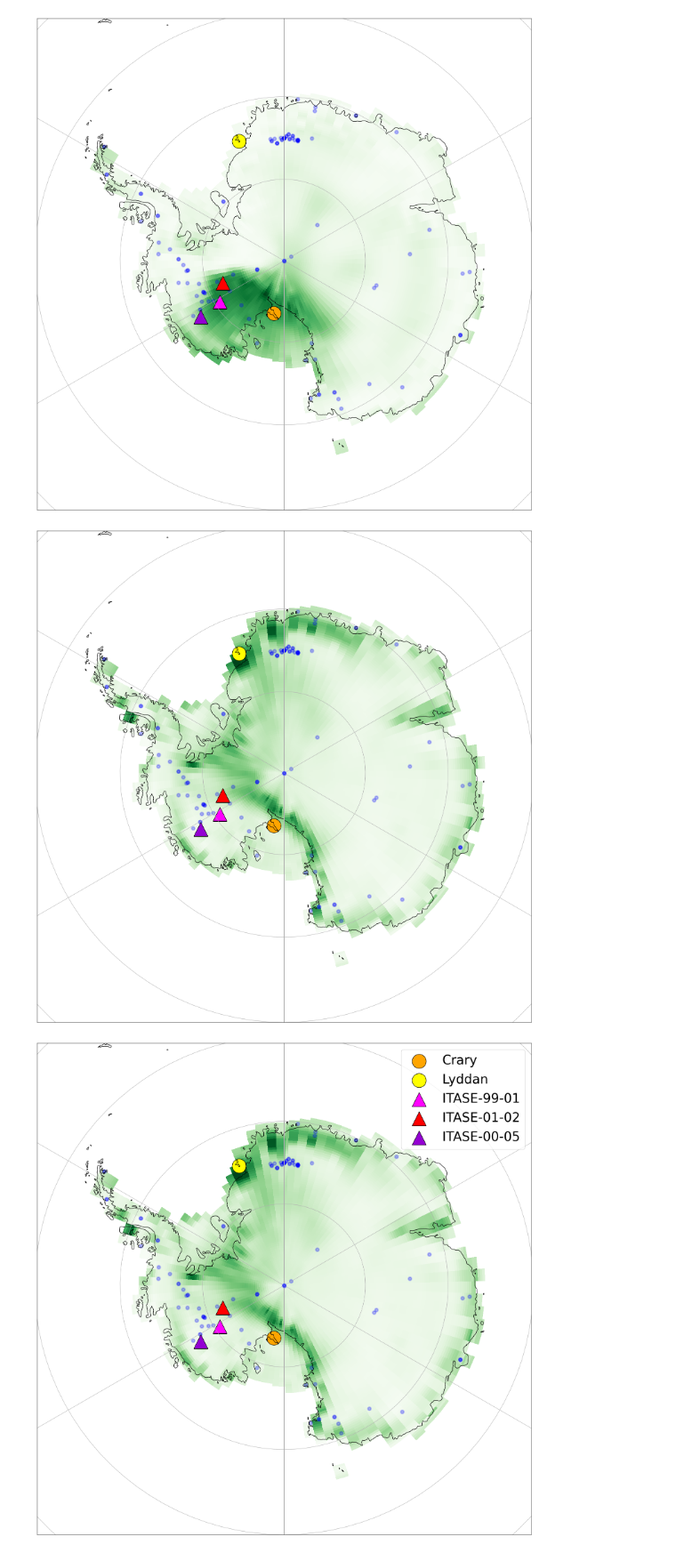
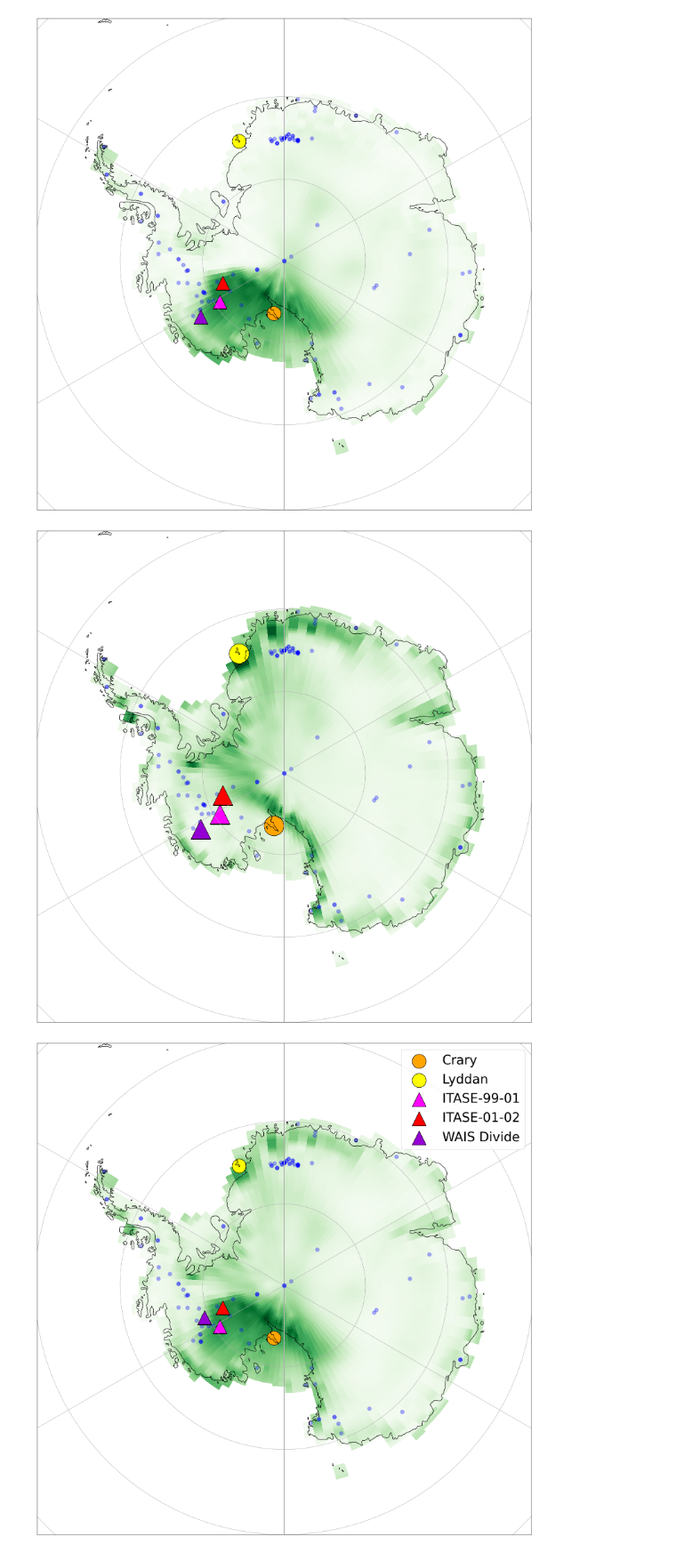
Before and after one commit to advikeswaran/optimal-sensor, a Jupyter notebook: ReconScore.ipynb, the cells around one changed output. Shown at 89% size. Cells and saved outputs as stored; diff of their text form; code cells hidden in the pictures.

```diff
--- a/ReconScore.ipynb
+++ b/ReconScore.ipynb
@@ -305,7 +305,7 @@ distance_threshold = 1.0  # adjust based on spacing
 distance_mask = distances.reshape(lon_mesh.shape) > distance_threshold
 
 # Interpolate
-grid_values = griddata((lonLand[:5793], latLand[:5793]), quad, (lon_mesh, lat_mesh), method='linear')
+grid_values = griddata((lonLand[:5793], latLand[:5793]), tempQuad, (lon_mesh, lat_mesh), method='linear')
 
 # Replace NaNs and apply mask
 #grid_values = np.nan_to_num(grid_values, nan=0.0)
@@ -457,52 +457,77 @@ plt.scatter(sites[:, 1], sites[:, 0], c='blue', s=50, linewidth=3, alpha=0.25, z
 #plt.title("Accumulation: Top 10 sites")
 
 ax.coastlines()
-plt.scatter(-169, -83.4, c='orange', label='Crary', s=1000, linewidth=1, edgecolors='black', alpha=1, cmap=plt.cm.Reds, vmin=-10, vmax=10, zorder=1, transform=ccrs.PlateCarree())
+plt.scatter(-169, -83.4, c='orange', label='Crary', s=2000, linewidth=1, edgecolors='black', alpha=1, cmap=plt.cm.Reds, vmin=-10, vmax=10, zorder=1, transform=ccrs.PlateCarree())
 #plt.scatter(16.2, -70.4, c='yellow', label='Kamelryggen', s=600, linewidth=1, edgecolors='black', alpha=1, cmap=plt.cm.Reds, vmin=-10, vmax=10, zorder=1, transform=ccrs.PlateCarree())
-plt.scatter(-20.6, -74.37, c='yellow', label='Lyddan', s=1000, linewidth=1, edgecolors='black', alpha=1, cmap=plt.cm.Reds, vmin=-10, vmax=10, zorder=1, transform=ccrs.PlateCarree())
+plt.scatter(-20.6, -74.37, c='yellow', label='Lyddan', s=2000, linewidth=1, edgecolors='black', alpha=1, cmap=plt.cm.Reds, vmin=-10, vmax=10, zorder=1, transform=ccrs.PlateCarree())
 #plt.scatter(-127, -74.5, c='magenta', label='Dean', s=1000, linewidth=1, edgecolors='black', alpha=1, cmap=plt.cm.Reds, vmin=-10, vmax=10, zorder=1, transform=ccrs.PlateCarree())
 
-plt.scatter(237.37,	-80.62, c='fuchsia', s=1000, marker='^', label='ITASE-99-01', linewidth=1, edgecolors='black', zorder=1, transform=ccrs.PlateCarree())
-plt.scatter(249.9918,	-82.001, c='red', marker='^', label='ITASE-01-02', s=1000, linewidth=1, edgecolors='black', zorder=1, transform=ccrs.PlateCarree())
-plt.scatter(236.005,	-77.683, c='darkviolet', marker='^', label='ITASE-00-05', s=1000, linewidth=1, edgecolors='black', zorder=1, transform=ccrs.PlateCarree())
+plt.scatter(237.37,	-80.62, c='fuchsia', s=2000, marker='^', label='ITASE-99-01', linewidth=1, edgecolors='black', zorder=1, transform=ccrs.PlateCarree())
+plt.scatter(249.9918,	-82.001, c='red', marker='^', label='ITASE-01-02', s=2000, linewidth=1, edgecolors='black', zorder=1, transform=ccrs.PlateCarree())
+plt.scatter(236.005,	-77.683, c='darkviolet', marker='^', label='ITASE-00-05', s=2000, linewidth=1, edgecolors='black', zorder=1, transform=ccrs.PlateCarree())
 
 #plt.legend(fontsize=29)
 #plt.scatter(crLon, crLat, c='yellow', s=500, transform=ccrs.PlateCarree())
 plt.show()
 # %% [output]
-[figure, old version]
+[figure, new version]
 # %%
-quad = np.sqrt(mreTempNorm ** 2 + mmeTempNorm **2 + mreAccumNorm ** 2 + mmeAccumNorm ** 2)
+from scipy.spatial import cKDTree
+import cartopy.util as cutil
+
+# Build KD-tree of known points
+tree = cKDTree(np.column_stack((lonLand[:5793], latLand[:5793])))
+
+# Flatten the grid for querying
+grid_points = np.column_stack((lon_mesh.ravel(), lat_mesh.ravel()))
+
+# Query distance to the nearest original point
+distances, _ = tree.query(grid_points)
+distance_threshold = 1.0  # adjust based on spacing
+
+# Reshape back to grid
+distance_mask = distances.reshape(lon_mesh.shape) > distance_threshold
+
+# Interpolate
+grid_values = griddata((lonLand[:5793], latLand[:5793]), quad, (lon_mesh, lat_mesh), method='linear')
+
+# Replace NaNs and apply mask
+#grid_values = np.nan_to_num(grid_values, nan=0.0)
+grid_values[distance_mask] = np.nan
+
+newLonMesh = cutil.add_cyclic_point(lon_mesh)
+newLatMesh = cutil.add_cyclic_point(lat_mesh)
+newGridVals = cutil.add_cyclic_point(grid_values)
 #quad = np.sqrt(mreTempNorm ** 2 + mmeTempNorm **2 + mreAccumNorm ** 2 + mmeAccumNorm ** 2 + mreTempNormB ** 2 + mmeTempNormB **2 + mreAccumNormB ** 2 + mmeAccumNormB ** 2)
 
 ax = plt.axes(projection=ccrs.SouthPolarStereo())
 #ax.set_extent([-200, -160, -90, -75], ccrs.PlateCarree())
 ax.set_extent([-180, 180, -90, -60], ccrs.PlateCarree())
 
 ax.gridlines()
 
 plt.rcParams['figure.figsize'] = [20, 20]
 
 #plt.scatter(lonLand[:5793], latLand[:5793], c=quad, s=300, cmap=plt.cm.Greens, linewidth=3, alpha=0.75, zorder=1, transform=ccrs.PlateCarree())
 #plt.pcolormesh(newLonMesh, newLatMesh, newGridVals, transform=ccrs.PlateCarree(), cmap=plt.cm.Greens)
 plt.pcolormesh(lon_mesh, lat_mesh, grid_values, zorder=0, transform=ccrs.PlateCarree(), cmap=plt.cm.Greens)
 plt.scatter(sites[:, 1], sites[:, 0], c='blue', s=50, linewidth=3, alpha=0.25, zorder=1, transform=ccrs.PlateCarree())
 
 
 #plt.title("Accumulation: Top 10 sites")
 
 ax.coastlines()
 plt.scatter(-169, -83.4, c='orange', label='Crary', s=1000, linewidth=1, edgecolors='black', alpha=1, cmap=plt.cm.Reds, vmin=-10, vmax=10, zorder=1, transform=ccrs.PlateCarree())
 #plt.scatter(16.2, -70.4, c='yellow', label='Kamelryggen', s=600, linewidth=1, edgecolors='black', alpha=1, cmap=plt.cm.Reds, vmin=-10, vmax=10, zorder=1, transform=ccrs.PlateCarree())
 plt.scatter(-20.6, -74.37, c='yellow', label='Lyddan', s=1000, linewidth=1, edgecolors='black', alpha=1, cmap=plt.cm.Reds, vmin=-10, vmax=10, zorder=1, transform=ccrs.PlateCarree())
 #plt.scatter(-127, -74.5, c='magenta', label='Dean', s=1000, linewidth=1, edgecolors='black', alpha=1, cmap=plt.cm.Reds, vmin=-10, vmax=10, zorder=1, transform=ccrs.PlateCarree())
 
 plt.scatter(237.37,	-80.62, c='fuchsia', s=1000, marker='^', label='ITASE-99-01', linewidth=1, edgecolors='black', zorder=1, transform=ccrs.PlateCarree())
 plt.scatter(249.9918,	-82.001, c='red', marker='^', label='ITASE-01-02', s=1000, linewidth=1, edgecolors='black', zorder=1, transform=ccrs.PlateCarree())
-plt.scatter(236.005,	-77.683, c='darkviolet', marker='^', label='ITASE-00-05', s=1000, linewidth=1, edgecolors='black', zorder=1, transform=ccrs.PlateCarree())
+plt.scatter(-112.09,	-79.46, c='darkviolet', marker='^', label='WAIS Divide', s=1000, linewidth=1, edgecolors='black', zorder=1, transform=ccrs.PlateCarree())
 
 plt.legend(fontsize=29)
 #plt.scatter(crLon, crLat, c='yellow', s=500, transform=ccrs.PlateCarree())
 plt.show()
 # %% [output]
-[figure, old version]
+[figure, new version]
```
Also changed, not shown: parts of 2 cells of this notebook, 2 other files.
